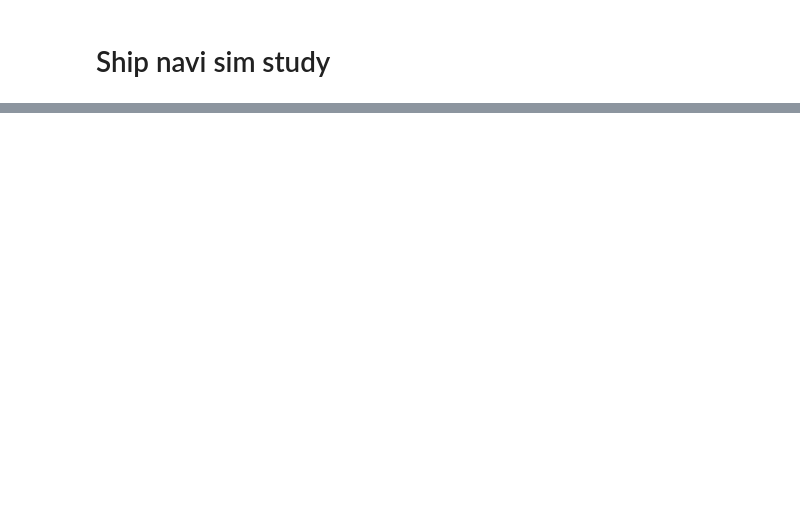
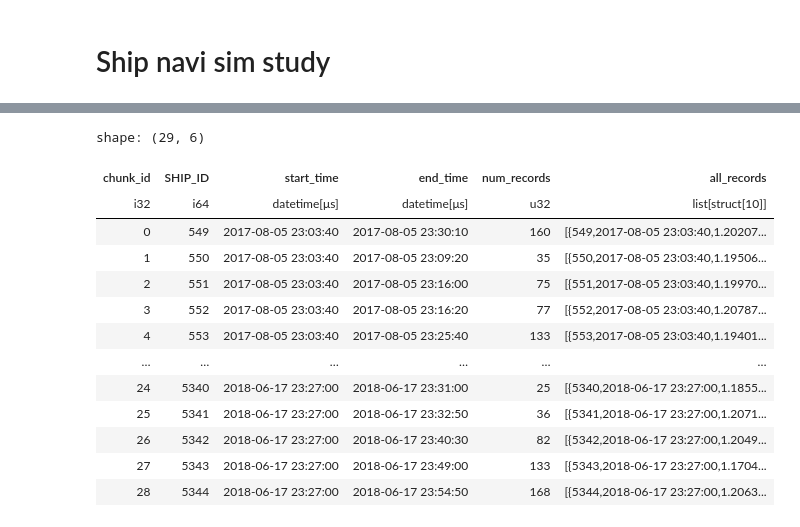
Before and after one commit to TechInTerh/ShipNaviSim-play, a Jupyter notebook: play_shipnavisim.ipynb, the cells around one changed output, grey strips where cells are left out. Saved outputs shown, nothing was run; the diff lists cells and outputs as text; code cells hidden in the pictures; blank space fills up the shorter version.

```diff
--- a/play_shipnavisim.ipynb
+++ b/play_shipnavisim.ipynb
@@ -244,0 +122,31 @@ SystemExit: 2
+# %%
+inter_pol = timedelta(seconds=10)
+min_num_samples = 5
+
+# Group by chunk_id and aggregate
+chunks = df.group_by('chunk_id').agg([
+    pl.col(SHIP_ID_COL).first().alias(SHIP_ID_COL),
+    pl.col(TIME_UTC_COL).min().alias('start_time'),
+    pl.col(TIME_UTC_COL).max().alias('end_time'),
+    pl.count(TIME_UTC_COL).alias('num_records'),
+    pl.struct(pl.all()).alias('all_records') # Note : this is a structing with the labels inside
+]).sort([SHIP_ID_COL, 'start_time'])
+
+chunks = chunks.filter(pl.col('num_records')>=min_num_samples)
+chunks = chunks.sort('start_time')
+chunks
+# %% [output]
+shape: (29, 6)
+| chunk_id | SHIP_ID | start_time | end_time | num_records | all_records |
+| i32 | i64 | datetime[μs] | datetime[μs] | u32 | list[struct[10]] |
+| 0 | 549 | 2017-08-05 23:03:40 | 2017-08-05 23:30:10 | 160 | [{549,2017-08-05 23:03:40,1.20207... |
+| 1 | 550 | 2017-08-05 23:03:40 | 2017-08-05 23:09:20 | 35 | [{550,2017-08-05 23:03:40,1.19506... |
+| 2 | 551 | 2017-08-05 23:03:40 | 2017-08-05 23:16:00 | 75 | [{551,2017-08-05 23:03:40,1.19970... |
+| 3 | 552 | 2017-08-05 23:03:40 | 2017-08-05 23:16:20 | 77 | [{552,2017-08-05 23:03:40,1.20787... |
+| 4 | 553 | 2017-08-05 23:03:40 | 2017-08-05 23:25:40 | 133 | [{553,2017-08-05 23:03:40,1.19401... |
+| … | … | … | … | … | … |
+| 24 | 5340 | 2018-06-17 23:27:00 | 2018-06-17 23:31:00 | 25 | [{5340,2018-06-17 23:27:00,1.1855... |
+| 25 | 5341 | 2018-06-17 23:27:00 | 2018-06-17 23:32:50 | 36 | [{5341,2018-06-17 23:27:00,1.2071... |
+| 26 | 5342 | 2018-06-17 23:27:00 | 2018-06-17 23:40:30 | 82 | [{5342,2018-06-17 23:27:00,1.2049... |
+| 27 | 5343 | 2018-06-17 23:27:00 | 2018-06-17 23:49:00 | 133 | [{5343,2018-06-17 23:27:00,1.1704... |
+| 28 | 5344 | 2018-06-17 23:27:00 | 2018-06-17 23:54:50 | 168 | [{5344,2018-06-17 23:27:00,1.2063... |
```
Also changed, not shown: parts of 35 cells of this notebook, 1 other file.
